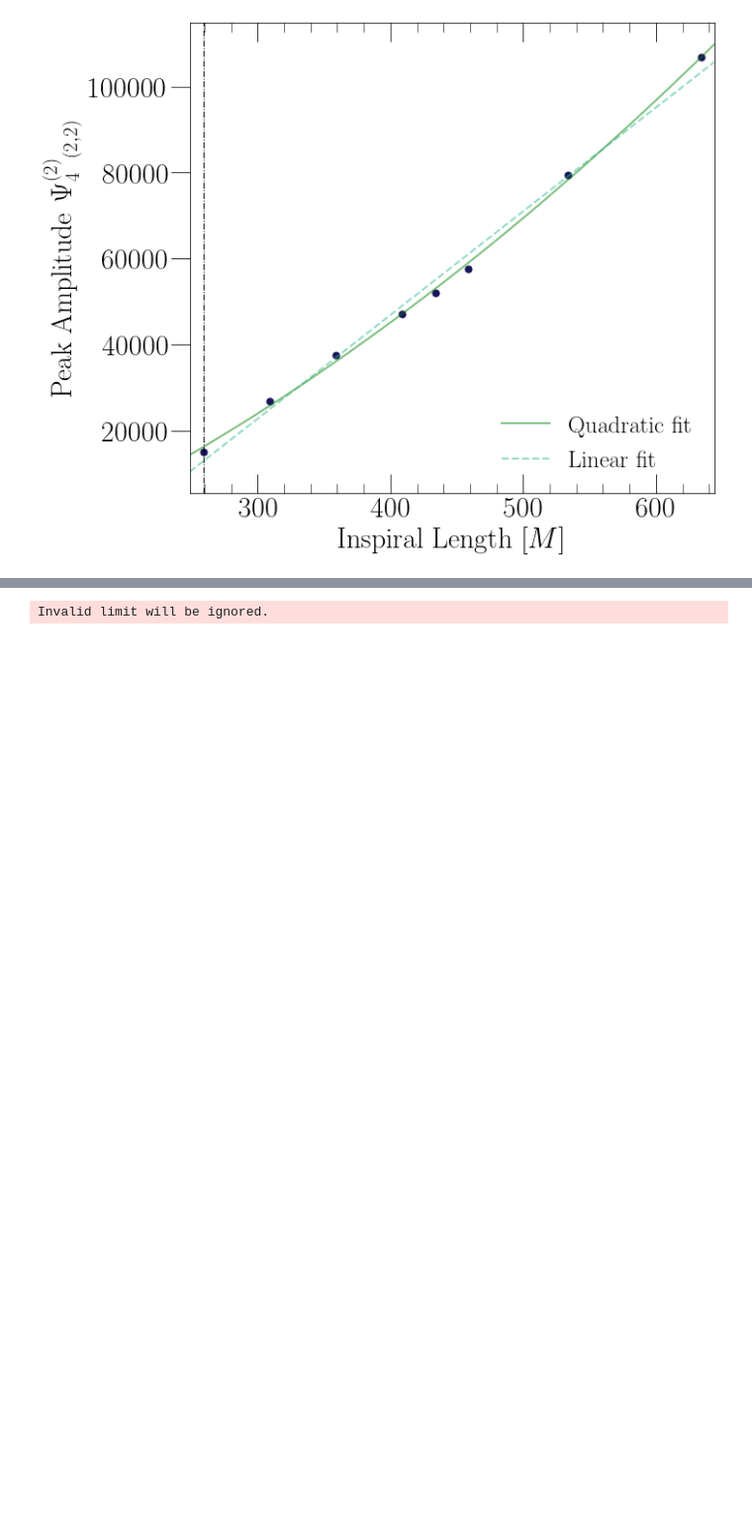
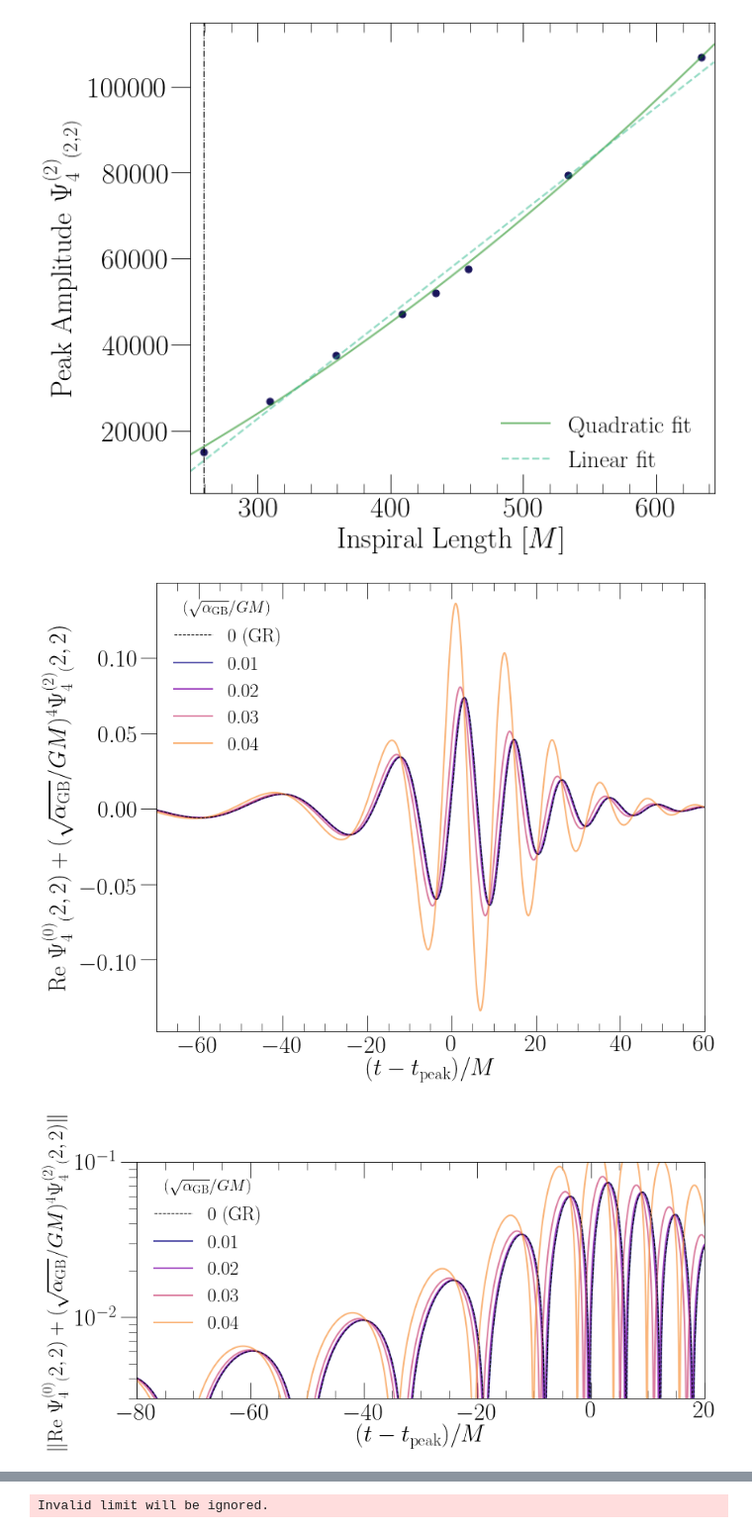
Before and after one commit to mariaokounkova/EDGB, a Jupyter notebook: GW150914/EDGB_GW.ipynb, the cells around one changed output, grey strips where cells are left out. Shown at 99% size. Drawn from its saved outputs; the diff is of its cells as text; code cells hidden in the pictures; blank space fills up the shorter version.

```diff
--- a/GW150914/EDGB_GW.ipynb
+++ b/GW150914/EDGB_GW.ipynb
@@ -68,11 +67,11 @@ mode = (2,2) ## dominant mode for analysis
 data_dir = '/Users/mokounkova/EDGB_Data/'
 extrap_dir = 'BBH_SKS_d13_q1.22_sA_0_0_0.330_sB_0_0_-0.440/'
 
-def ev_dir(start_time, ramp_time=const_ramp_time, lev=0):
+def ev_dir(start_time, ramp_time, lev=0):
     """ Returns the data directory """
     return data_dir + str(start_time) + '_' + str(ramp_time) + '/Ev/JoinedLev' + str(lev) + '/'
 
-def ex_dir(start_time, ramp_time=const_ramp_time, lev=0):
+def ex_dir(start_time, ramp_time, lev=0):
     """ Returns the data directory """
     return data_dir + str(start_time) + '_' + str(ramp_time) + '/' + extrap_dir + 'Lev' + str(lev) + '/'
 
@@ -540,7 +538,7 @@ def TogetherPlot(log=False):
 
     f, ax = plt.subplots(1, figsize=(12,6) if log else (12, 9))
 
-    time, data = GethPsi4Mode(ev_dir(2100, lev=lev))
+    time, data = GethPsi4Mode(ev_dir(2100, 250, lev=lev))
     #time, data = GethPsi4ModeExtrapolated(ex_dir(2100, lev=lev))
     t_peak = GetPeakTimeModeReal(time, data)
     time = SubtractPeakTimeModeReal(time, data)
@@ -565,33 +563,36 @@ def TogetherPlot(log=False):
 
 
     for l, color in zip(l_arr, colors):
         total = gr_data + l**4 * data
         ax.plot(time, abs(np.real(total)) if log else total, lw=2.0, label=l, color=color,alpha=0.7)
     ax.plot(time, abs(np.real(gr_data)) if log else gr_data, lw=1.0, ls='--', color='black')
 
 
     legend = ax.legend(fontsize=24, loc='upper left', frameon=False, ncol=1, title=r'$(\sqrt{\alpha_\mathrm{GB}}/GM)$')
     plt.setp(legend.get_title(),fontsize=20)
     ax.set_ylabel(r'Re $\Psi_4^{(0)} {}_(2,2) + (\sqrt{\alpha_\mathrm{GB}}/GM)^4 \Psi_4^{(2)} {}_(2,2)$' , fontsize=30)
     if log:
         ax.set_ylabel(r'$\|\textrm{Re }\Psi_4^{(0)} {}_(2,2) + (\sqrt{\alpha_\mathrm{GB}}/GM)^4 \Psi_4^{(2)} {}_(2,2)\|$' \
                       , fontsize=26)
     ax.set_xlim(cut_min, cut_max)
     if log:
         ax.set_ylim(3e-3, 1e-1)
         ax.set_xlim(-80, 20)
     else:
         ax.set_xlim(-70, 60)
     ax.set_xlabel('$(t - t_\mathrm{peak})/M$', fontsize=30)
     if log:
         ax.set_yscale('log')
 
     plt.tight_layout()
     plt.savefig(figname + '.pdf')
     plt.show()
 
 TogetherPlot()
 TogetherPlot(log=True)
+# %% [output]
+[figure, added]
+[figure, added]
 # %%
 ## Overlap calculation
 
```
Also changed, not shown: parts of 4 cells of this notebook.
